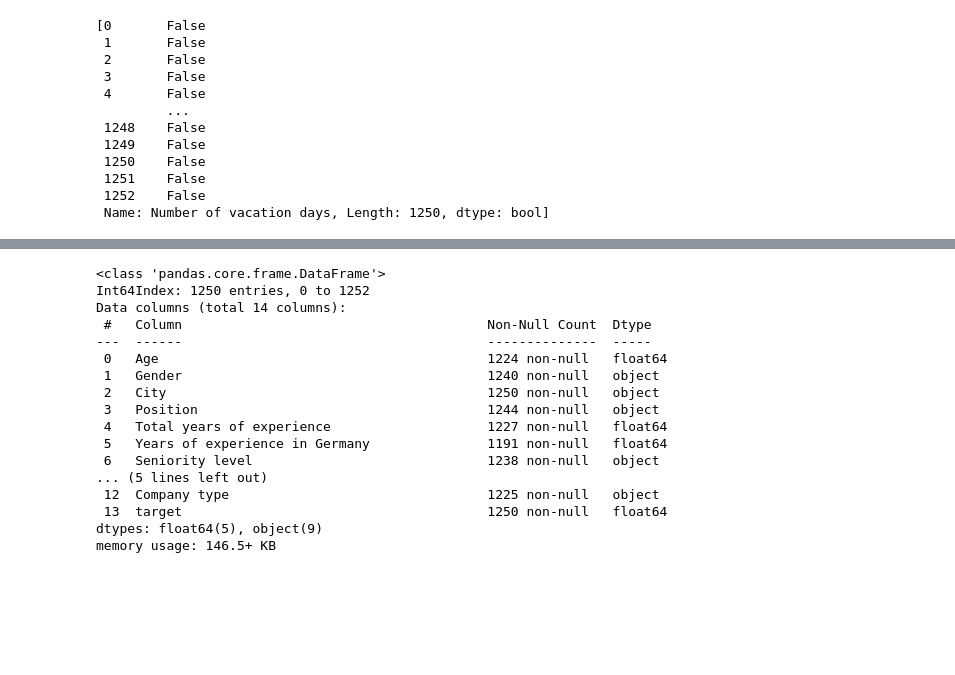
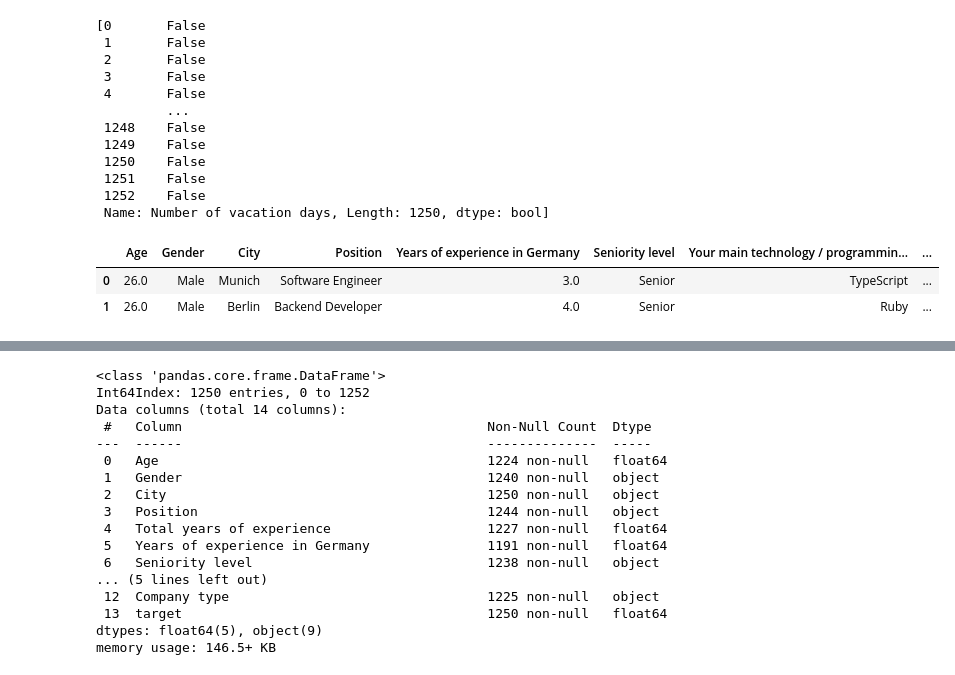
Before and after one commit to SidhST12/ItML_Asn_2_Students, a Jupyter notebook: assignment_2_start.ipynb, the cells around one changed output, grey strips where cells are left out. Drawn from its saved outputs; the diff is of its cells as text; code cells hidden in the pictures; blank space fills up the shorter version.

```diff
--- a/assignment_2_start.ipynb
+++ b/assignment_2_start.ipynb
@@ -217,6 +217,12 @@ df['Number of vacation days'] = df['Number of vacation days'].apply(pd.to_numeri
 df['Total years of experience'] = df['Total years of experience'].apply(pd.to_numeric, downcast='float', errors='coerce')
 # %%
 df['Years of experience in Germany'] = df['Years of experience in Germany'].apply(pd.to_numeric, downcast='float', errors='coerce')
+# %%
+df.drop(['Total years of experience'], axis=1).head(2)
+# %% [output]
+|  | Age | Gender | City | Position | Years of experience in Germany | Seniority level | Your main technology / programmin... | ... |
+| 0 | 26.0 | Male | Munich | Software Engineer | 3.0 | Senior | TypeScript | ... |
+| 1 | 26.0 | Male | Berlin | Backend Developer | 4.0 | Senior | Ruby | ... |
 # %%
 df.drop(['Сontract duration'], axis=1)
 # %% [output]
```
Also changed, not shown: parts of 23 cells of this notebook, 1 other file.
